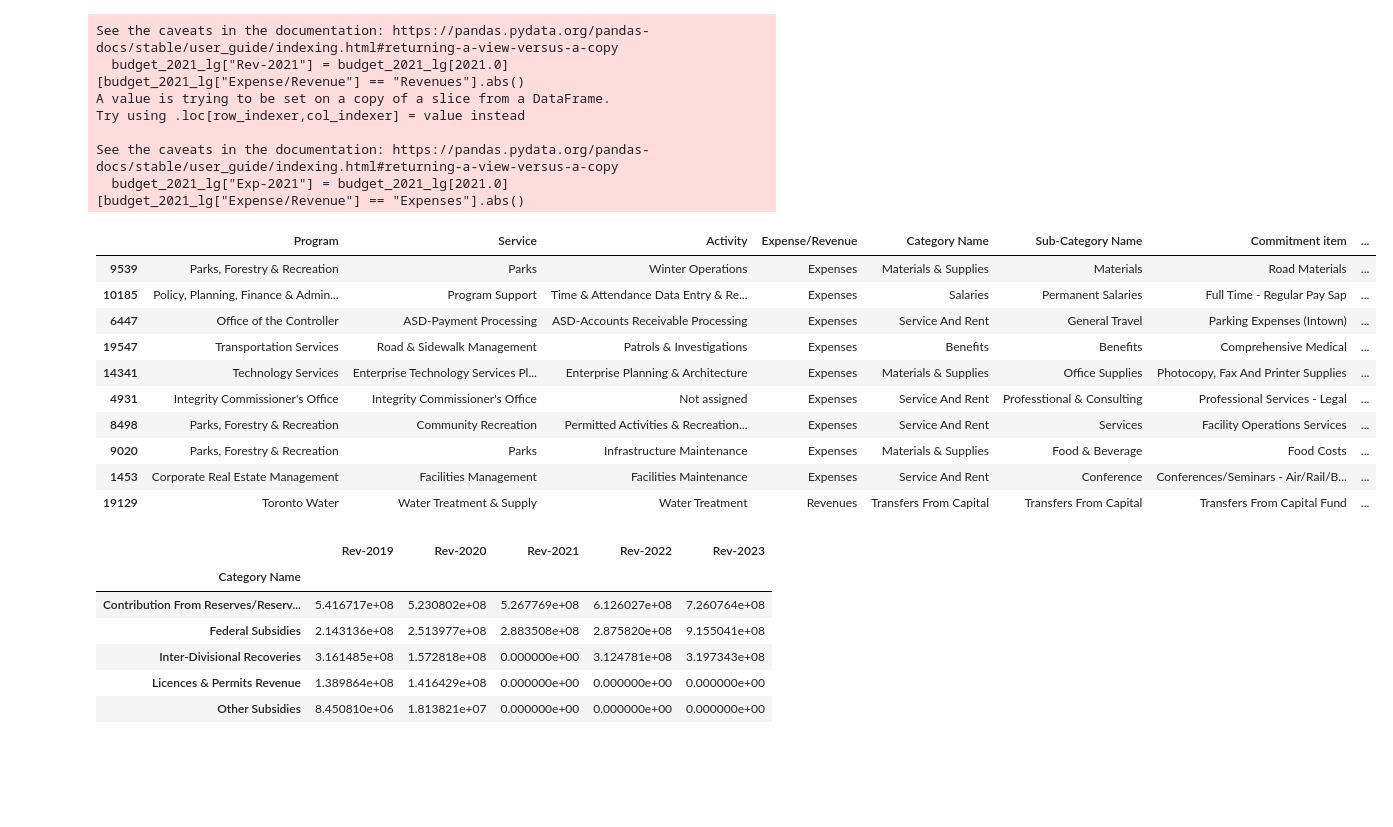
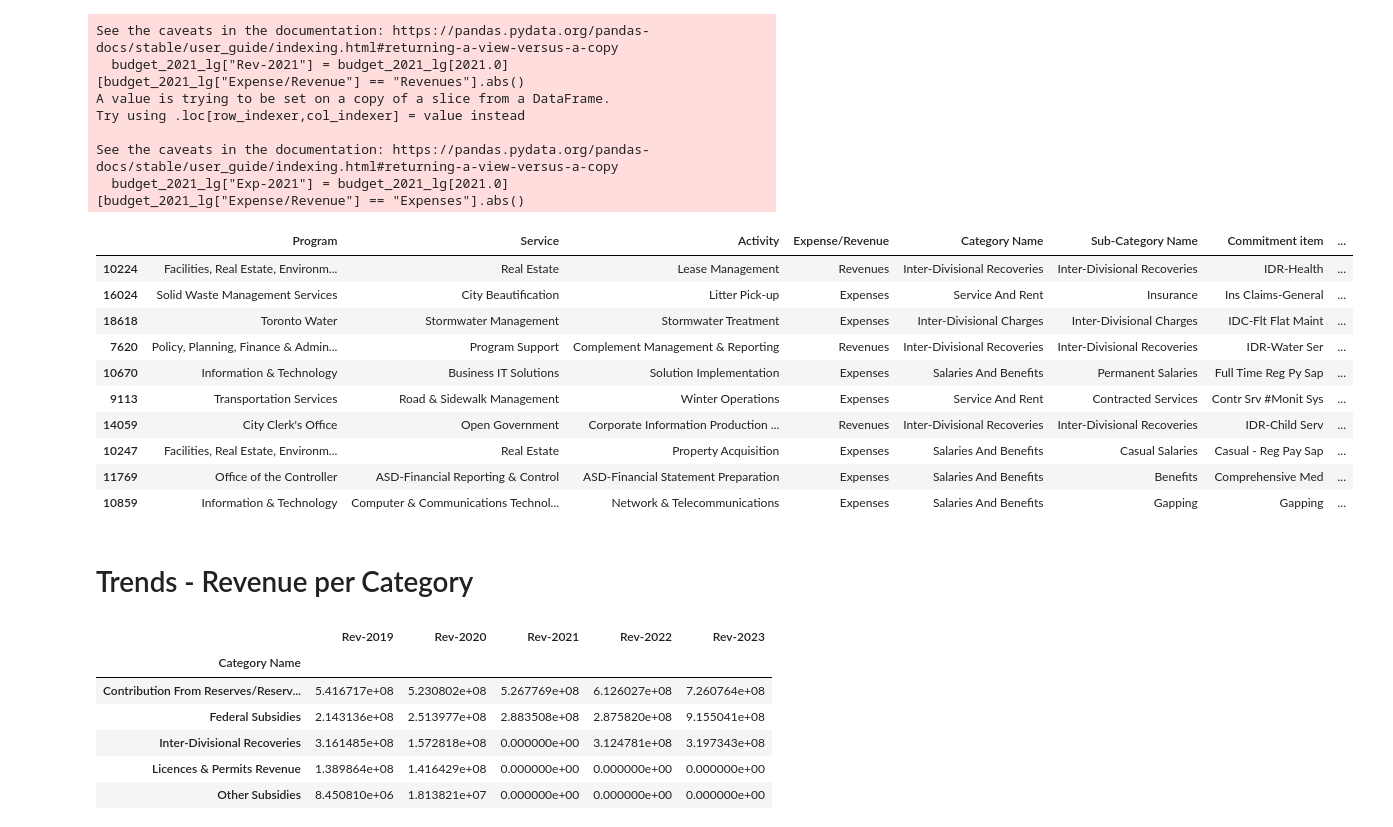
Before and after one commit to aayushgambhir2023/DA-Project-1, a Jupyter notebook: City of Toronto Budget Analysis - Trends.ipynb, the cells around one changed output. Saved outputs shown, nothing was run; the diff lists cells and outputs as text; code cells hidden in the pictures; blank space fills up the shorter version.

```diff
--- a/City of Toronto Budget Analysis - Trends.ipynb
+++ b/City of Toronto Budget Analysis - Trends.ipynb
@@ -90,19 +90,21 @@ Try using .loc[row_indexer,col_indexer] = value instead
 See the caveats in the documentation: https://pandas.pydata.org/pandas-docs/stable/user_guide/indexing.html#returning-a-view-versus-a-copy
   budget_2021_lg["Exp-2021"] = budget_2021_lg[2021.0][budget_2021_lg["Expense/Revenue"] == "Expenses"].abs()
 # %%
-budget_2023_lg.sample(10)
+budget_2019_lg.sample(10)
 # %% [output]
 |  | Program | Service | Activity | Expense/Revenue | Category Name | Sub-Category Name | Commitment item | ... |
-| 9539 | Parks, Forestry & Recreation | Parks | Winter Operations | Expenses | Materials & Supplies | Materials | Road Materials | ... |
-| 10185 | Policy, Planning, Finance & Admin... | Program Support | Time & Attendance Data Entry & Re... | Expenses | Salaries | Permanent Salaries | Full Time - Regular Pay Sap | ... |
-| 6447 | Office of the Controller | ASD-Payment Processing | ASD-Accounts Receivable Processing | Expenses | Service And Rent | General Travel | Parking Expenses (Intown) | ... |
-| 19547 | Transportation Services | Road & Sidewalk Management | Patrols & Investigations | Expenses | Benefits | Benefits | Comprehensive Medical | ... |
-| 14341 | Technology Services | Enterprise Technology Services Pl... | Enterprise Planning & Architecture | Expenses | Materials & Supplies | Office Supplies | Photocopy, Fax And Printer Supplies | ... |
-| 4931 | Integrity Commissioner's Office | Integrity Commissioner's Office | Not assigned | Expenses | Service And Rent | Professtional & Consulting | Professional Services - Legal | ... |
-| 8498 | Parks, Forestry & Recreation | Community Recreation | Permitted Activities & Recreation... | Expenses | Service And Rent | Services | Facility Operations Services | ... |
-| 9020 | Parks, Forestry & Recreation | Parks | Infrastructure Maintenance | Expenses | Materials & Supplies | Food & Beverage | Food Costs | ... |
-| 1453 | Corporate Real Estate Management | Facilities Management | Facilities Maintenance | Expenses | Service And Rent | Conference | Conferences/Seminars - Air/Rail/B... | ... |
-| 19129 | Toronto Water | Water Treatment & Supply | Water Treatment | Revenues | Transfers From Capital | Transfers From Capital | Transfers From Capital Fund | ... |
+| 10224 | Facilities, Real Estate, Environm... | Real Estate | Lease Management | Revenues | Inter-Divisional Recoveries | Inter-Divisional Recoveries | IDR-Health | ... |
+| 16024 | Solid Waste Management Services | City Beautification | Litter Pick-up | Expenses | Service And Rent | Insurance | Ins Claims-General | ... |
+| 18618 | Toronto Water | Stormwater Management | Stormwater Treatment | Expenses | Inter-Divisional Charges | Inter-Divisional Charges | IDC-Flt Flat Maint | ... |
+| 7620 | Policy, Planning, Finance & Admin... | Program Support | Complement Management & Reporting | Revenues | Inter-Divisional Recoveries | Inter-Divisional Recoveries | IDR-Water Ser | ... |
+| 10670 | Information & Technology | Business IT Solutions | Solution Implementation | Expenses | Salaries And Benefits | Permanent Salaries | Full Time Reg Py Sap | ... |
+| 9113 | Transportation Services | Road & Sidewalk Management | Winter Operations | Expenses | Service And Rent | Contracted Services | Contr Srv #Monit Sys | ... |
+| 14059 | City Clerk's Office | Open Government | Corporate Information Production ... | Revenues | Inter-Divisional Recoveries | Inter-Divisional Recoveries | IDR-Child Serv | ... |
+| 10247 | Facilities, Real Estate, Environm... | Real Estate | Property Acquisition | Expenses | Salaries And Benefits | Casual Salaries | Casual - Reg Pay Sap | ... |
+| 11769 | Office of the Controller | ASD-Financial Reporting & Control | ASD-Financial Statement Preparation | Expenses | Salaries And Benefits | Benefits | Comprehensive Med | ... |
+| 10859 | Information & Technology | Computer & Communications Technol... | Network & Telecommunications | Expenses | Salaries And Benefits | Gapping | Gapping | ... |
+# %% [markdown]
+# Trends - Revenue per Category
 # %%
 #Create DataFrames with summed values by Category
 rev_category_2019_lg = pd.DataFrame(budget_2019_lg.groupby("Category Name")["Rev-2019"].sum().round(2))
```
Also changed, not shown: parts of 21 cells of this notebook, 1 other file.
